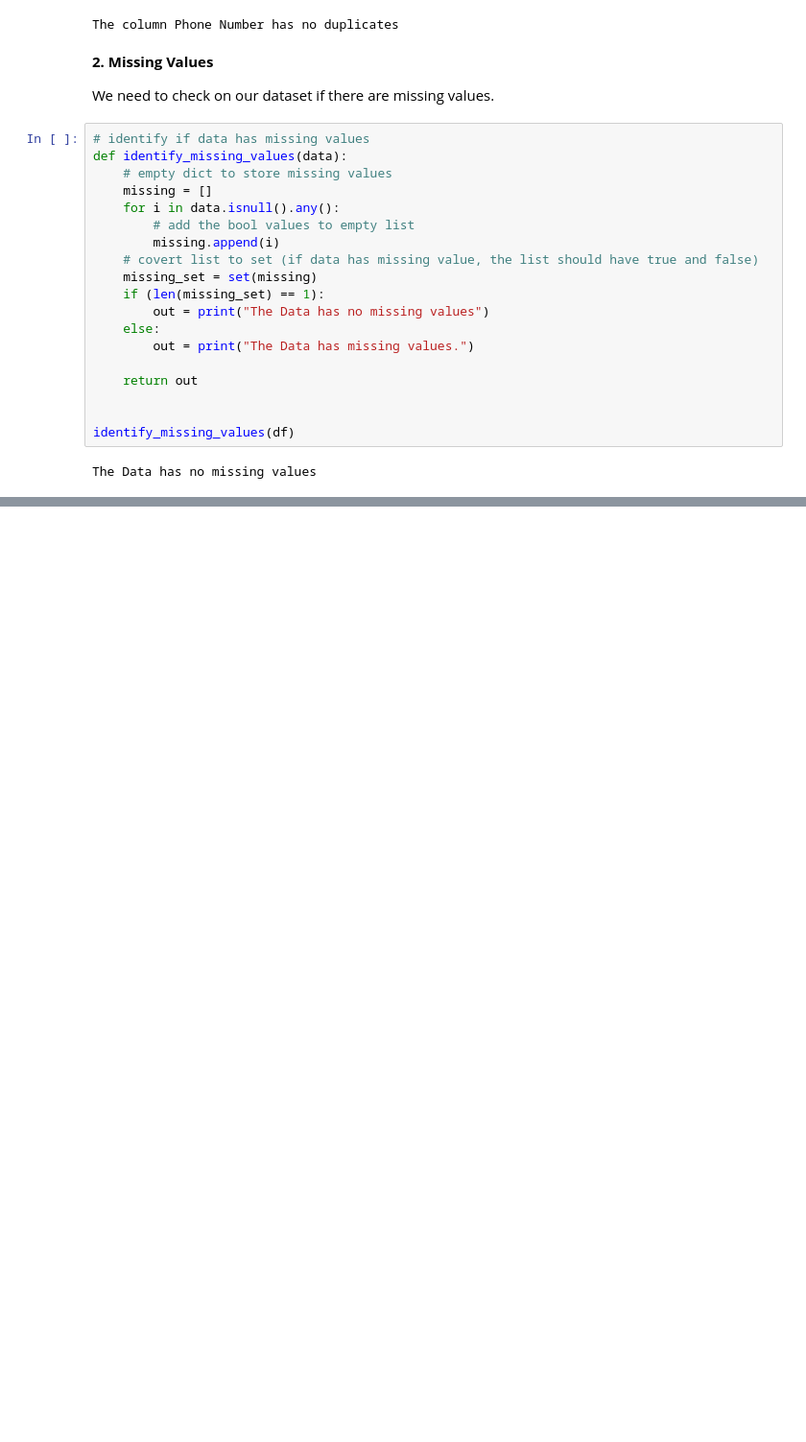
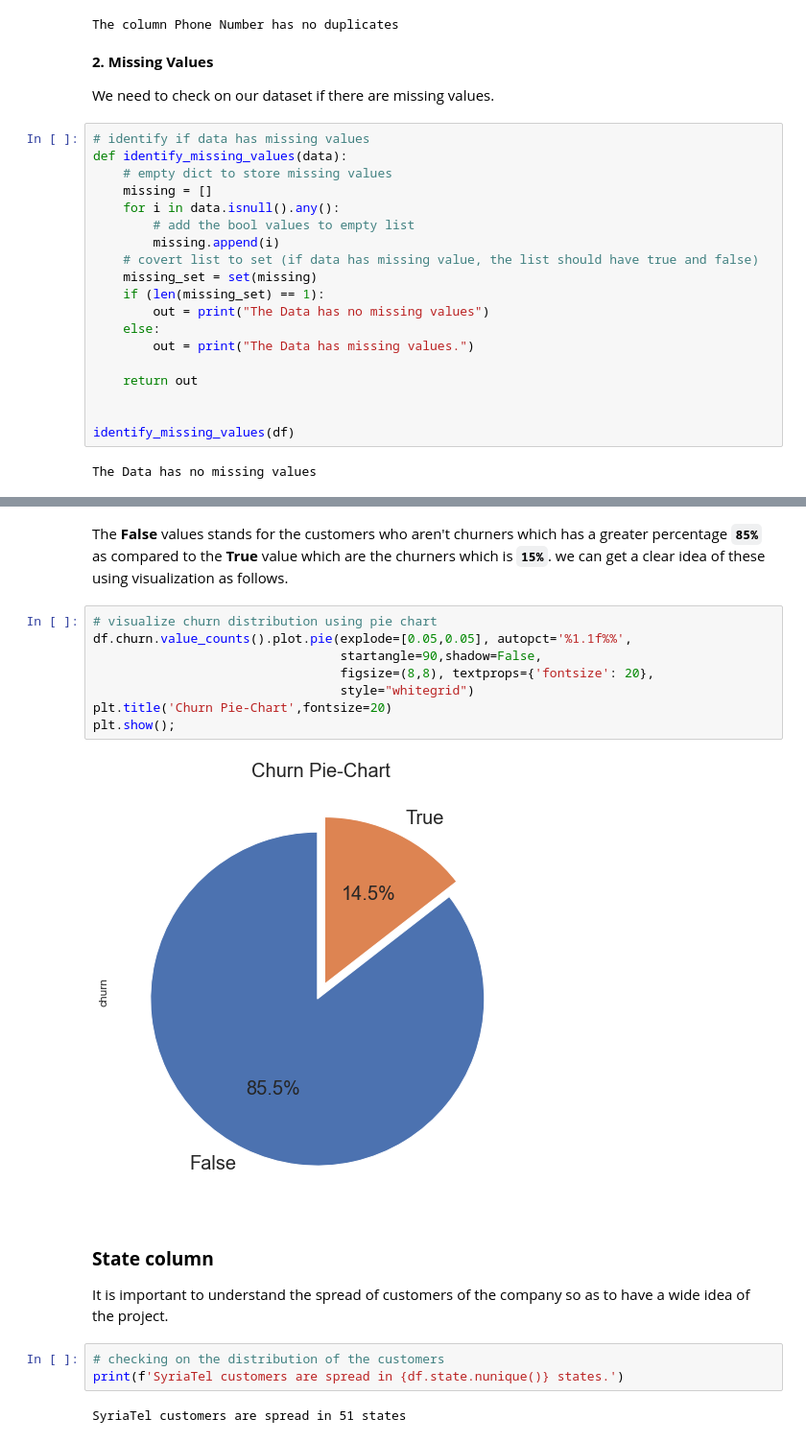
Before and after one commit to Leon380/Phase3_Project, a Jupyter notebook: notebook.ipynb, the cells around one changed output, grey strips where cells are left out. Shown at 96% size. Drawn from its saved outputs; the diff is of its cells as text; blank space fills up the shorter version.

```diff
--- a/notebook.ipynb
+++ b/notebook.ipynb
@@ -213,0 +220,21 @@ The Data has no missing values
+# %% [markdown]
+The **False** values stands for the customers who aren't churners which has a greater percentage **`85%`** as compared to the **True** value which are the churners which is **`15%`**. we can get a clear idea of these using visualization as follows.
+# %%
+# visualize churn distribution using pie chart
+df.churn.value_counts().plot.pie(explode=[0.05,0.05], autopct='%1.1f%%',
+                                 startangle=90,shadow=False,
+                                 figsize=(8,8), textprops={'fontsize': 20},
+                                 style="whitegrid")
+plt.title('Churn Pie-Chart',fontsize=20)
+plt.show();
+# %% [output]
+[figure, added]
+# %% [markdown]
+### **State column**
+
+It is important to understand the spread of customers of the company so as to have a wide idea of the project.
+# %%
+# checking on the distribution of the customers
+print(f'SyriaTel customers are spread in {df.state.nunique()} states.')
+# %% [output]
+SyriaTel customers are spread in 51 states
```
Also changed, not shown: parts of 10 cells of this notebook.
